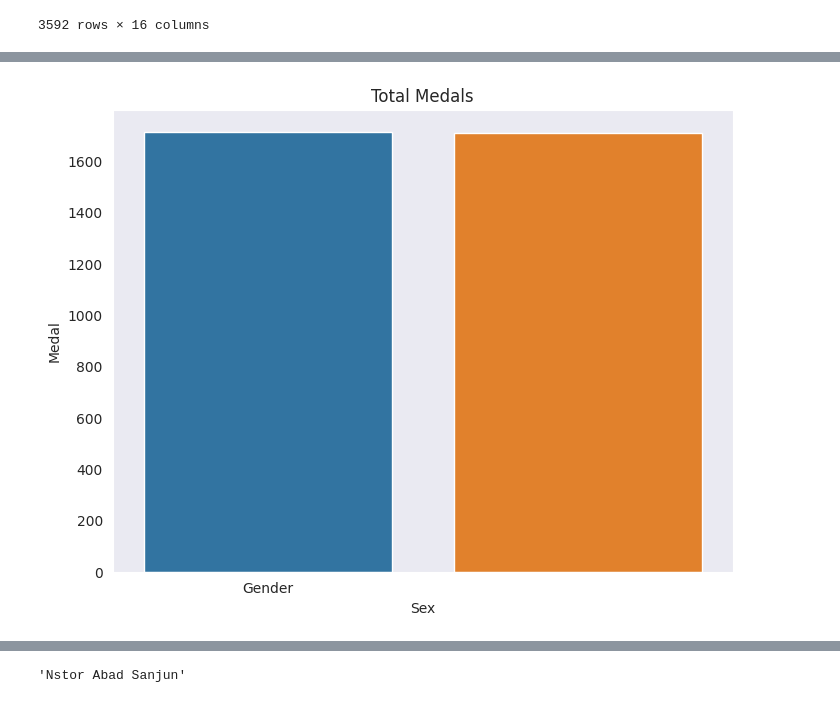
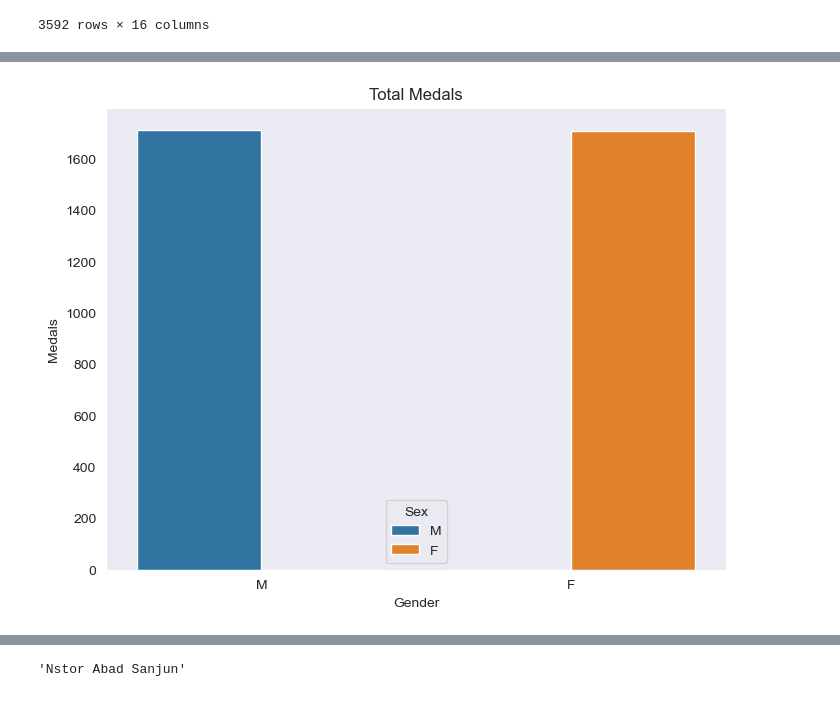
Before and after one commit to fayazanalytics/Olympics-Python-, a Jupyter notebook: Olympics Seaborn_.ipynb, the cells around one changed output, grey strips where cells are left out. Cells and saved outputs as stored; diff of their text form; code cells hidden in the pictures.

```diff
--- a/Olympics Seaborn_.ipynb
+++ b/Olympics Seaborn_.ipynb
@@ -186,14 +188,16 @@ TypeError: 'tuple' object is not callable
 # %%
 sns.set_style = ("dark", {'axes.grid': False})
-plt.figure(figsize = (8,6))
-x = sns.barplot(x = df_top3['Sex'], y = df_top3['Medal'],hue = df_top3['Sex'], estimator = sum, errorbar = None)
-x.set(xticklabels = ['Gender'], title = "Total Medals")
-plt.xlabel = 'Gender'
-plt.ylabel = "Medals"
+plt.figure(figsize=(8, 6))
+x = sns.barplot(x='Sex', y='Medal', hue='Sex', data=df_top3, estimator=sum, errorbar=None)
+
+# Set title and axis labels
+x.set_title("Total Medals")
+x.set_xlabel("Gender")
+x.set_ylabel("Medals")
 plt.tight_layout
 plt.show()
 # %% [output]
-[figure, old version]
+[figure, new version]
 # %%
 sns.set_style = ("dark", {'axes.grid' : False})
 plt.figure(figsize = (8,6))
```
Also changed, not shown: parts of 4 cells of this notebook.
